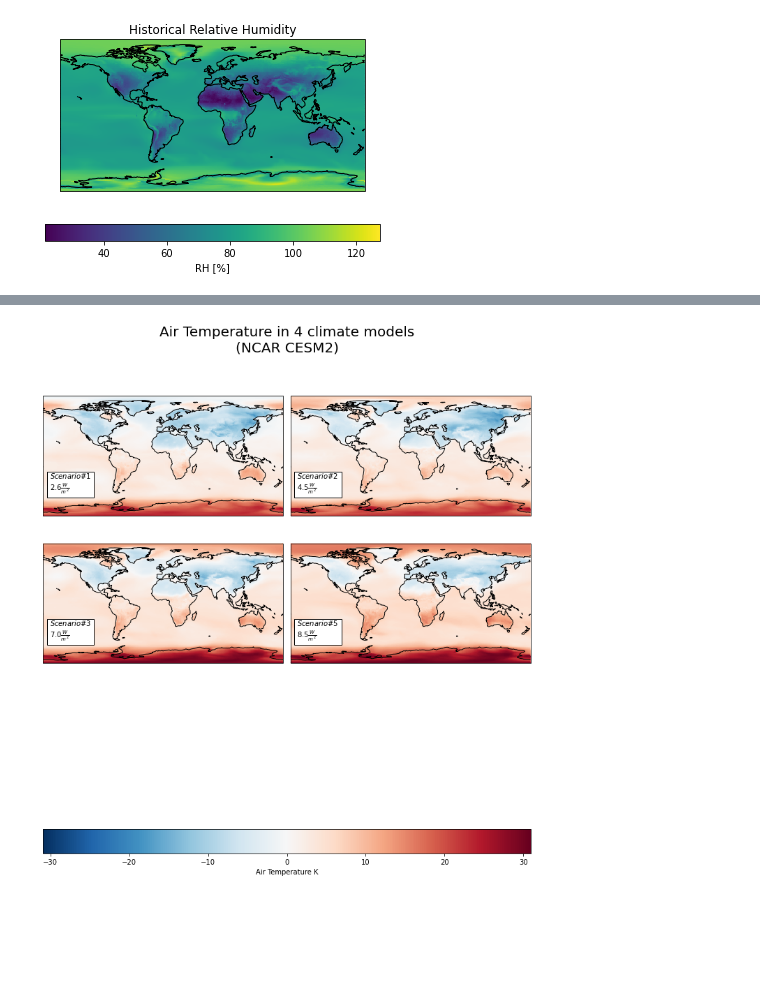
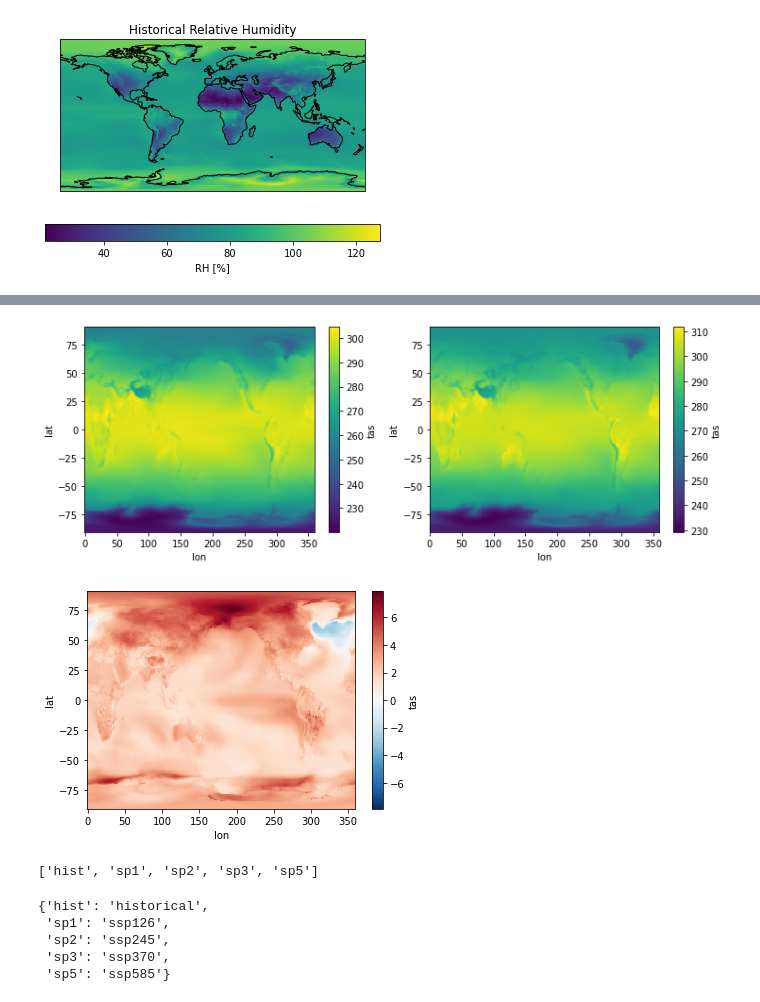
Before and after one commit to UCB-stat-159-s22/hw07-group20, a Jupyter notebook: _sources/notebooks/CESM_EDA.ipynb, the cells around one changed output, grey strips where cells are left out. Drawn from its saved outputs; the diff is of its cells as text; code cells hidden in the pictures; blank space fills up the shorter version.

```diff
--- a/_sources/notebooks/CESM_EDA.ipynb
+++ b/_sources/notebooks/CESM_EDA.ipynb
@@ -420,5 +192,0 @@ d = ca.dictorize(
-# %%
-param = 'tas'
-plot_diff(d, param, crs, vardict, modeldict)
-# %% [output]
-[figure, removed]
@@ -424,0 +195,37 @@ plot_diff(d, param, crs, vardict, modeldict)
+# %%
+# Plot temp diff between historical average and worst-case at 2100
+## Note diff in legends!
+fig, ax = plt.subplots(ncols=2, figsize=(12, 4))
+
+hist_w.mean('time')['tas'].plot(ax=ax[0])
+sp5.sel(time='2100').weighted(weights).mean('time')['tas'].plot(ax=ax[1]);
+# %% [output]
+[figure, added]
+# %%
+# def view_outcomes(models, param, date):
+#     """
+#     """
+#     d = {
+#         'hist': hist_w.mean('time')['tas'],
+#         'sp1': sp1.sel(time=str(date)).weighted(weights).mean('time')['tas'],
+#     }
+
+pre = hist_w.mean('time')['tas']
+post5 = sp1.sel(time=str('2100')).weighted(weights).mean('time')['tas']
+
+# models_weighted
+# models_raw = [hist, sp1, sp2, sp3, sp5]
+# model_names = ['hist', 'sp1', 'sp2', 'sp3', 'sp5']
+
+# units = {
+#     'huss': '',
+#     'hurs': '[%]',
+#     'pr': '$[\frac{kg}{m^{2}s}]$',
+#     'tas': 'K',
+#     'tasmin': 'K',
+#     'tasmax': 'K',
+# }
+
+(post5-pre).plot();
+# %% [output]
+[figure, added]
@@ -424,0 +251,15 @@ plot_diff(d, param, crs, vardict, modeldict)
+# %%
+scenarios = ['ssp126', 'ssp245', 'ssp370', 'ssp585']
+s_names = [i[1:4] for i in scenarios]
+model_names = ['hist'] + s_names
+model_names
+# %% [output]
+['hist', 'sp1', 'sp2', 'sp3', 'sp5']
+# %%
+dict(zip(model_names, ['historical']+scenarios))
+# %% [output]
+{'hist': 'historical',
+ 'sp1': 'ssp126',
+ 'sp2': 'ssp245',
+ 'sp3': 'ssp370',
+ 'sp5': 'ssp585'}
```
Also changed, not shown: parts of 14 cells of this notebook, 26 other files.
